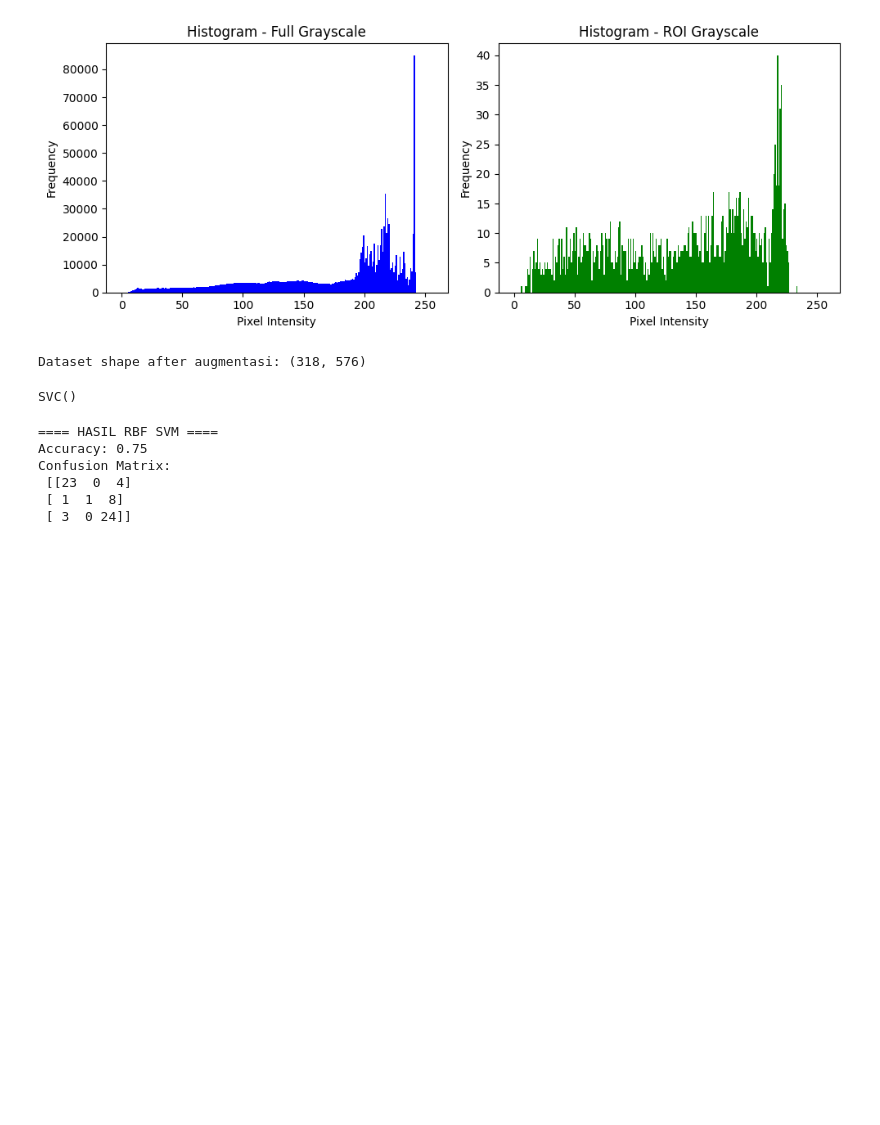
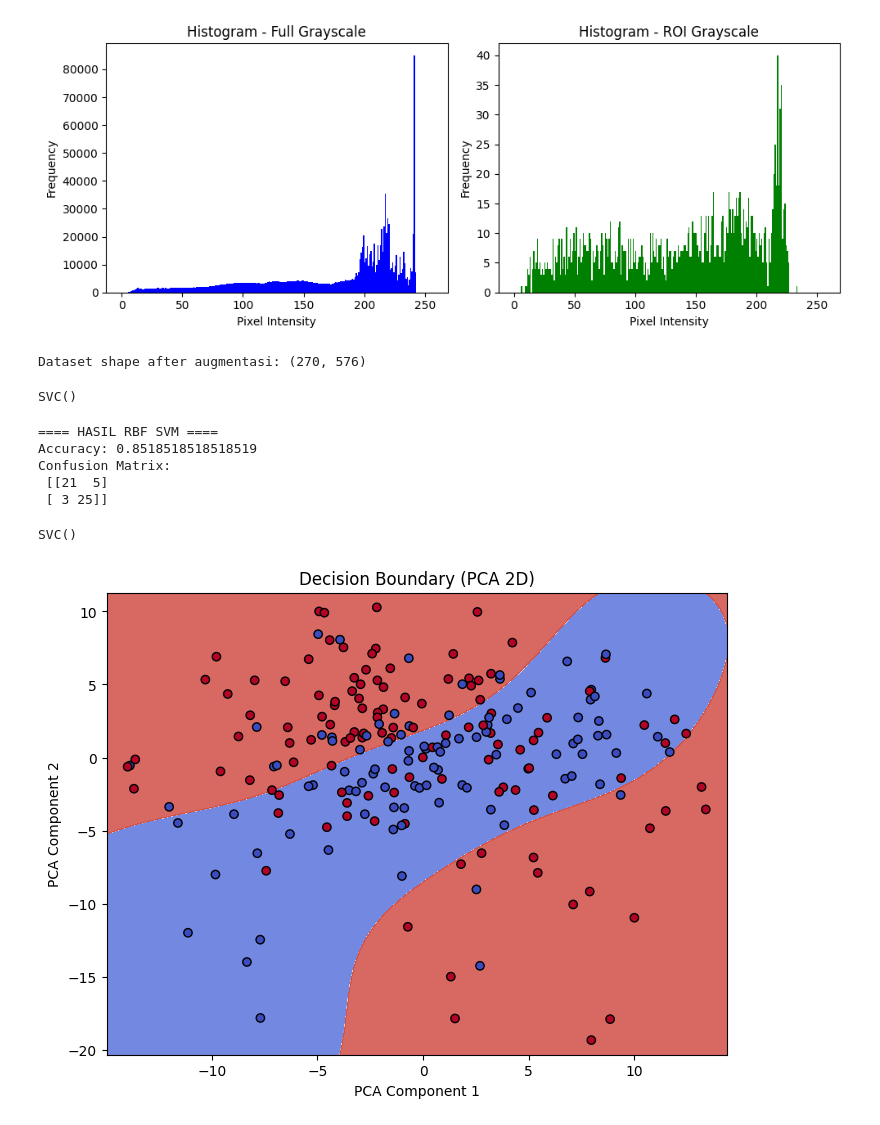
Before and after one commit to PenDZ-Alter/ce-svm, a Jupyter notebook: sk-roi-hog-test.ipynb, the cells around one changed output. Drawn from its saved outputs; the diff is of its cells as text; code cells hidden in the pictures; blank space fills up the shorter version.

Commit message:
test: with hyperplane and decision boundary

```diff
--- a/sk-roi-hog-test.ipynb
+++ b/sk-roi-hog-test.ipynb
@@ -145,11 +145,11 @@ visualize_histograms(img_gray_ex, img_roi_ex)
 [figure]
 # %%
 # Load Dataset
-folder_paths = ['dataset/senang', 'dataset/sedih', 'dataset/marah']  # ganti sesuai folder dataset lu
+folder_paths = ['dataset/senang', 'dataset/marah']  # ganti sesuai folder dataset lu
 X, y = load_and_preprocess(folder_paths)
 print(f'Dataset shape after augmentasi: {X.shape}')
 # %% [output]
-Dataset shape after augmentasi: (318, 576)
+Dataset shape after augmentasi: (270, 576)
 # %%
 from sklearn.model_selection import train_test_split
 
@@ -183,8 +183,46 @@ print("Accuracy:", accuracy_score(y_test, y_pred_rbf))
 print("Confusion Matrix:\n", confusion_matrix(y_test, y_pred_rbf))
 # %% [output]
 ==== HASIL RBF SVM ====
-Accuracy: 0.75
+Accuracy: 0.8518518518518519
 Confusion Matrix:
- [[23  0  4]
- [ 1  1  8]
- [ 3  0 24]]
+ [[21  5]
+ [ 3 25]]
+# %%
+from sklearn.decomposition import PCA
+
+# Reduksi Dimensi ke 2D untuk visualisasi
+pca = PCA(n_components=2)
+X_train_2d = pca.fit_transform(X_train)
+X_test_2d = pca.transform(X_test)
+
+# Train ulang di space 2D
+svm_2d = SVC(kernel='rbf', gamma='scale')
+svm_2d.fit(X_train_2d, y_train)
+# %% [output]
+SVC()
+# %%
+# Visualisasi Decision Boundary
+import numpy as np
+import matplotlib.pyplot as plt
+
+def plot_decision_boundary(clf, X, y):
+    h = .02  # step size in mesh
+    x_min, x_max = X[:, 0].min() - 1, X[:, 0].max() + 1
+    y_min, y_max = X[:, 1].min() - 1, X[:, 1].max() + 1
+    xx, yy = np.meshgrid(np.arange(x_min, x_max, h),
+                         np.arange(y_min, y_max, h))
+
+    Z = clf.predict(np.c_[xx.ravel(), yy.ravel()])
+    Z = Z.reshape(xx.shape)
+
+    plt.figure(figsize=(8, 6))
+    plt.contourf(xx, yy, Z, cmap=plt.cm.coolwarm, alpha=0.8)
+    plt.scatter(X[:, 0], X[:, 1], c=y, cmap=plt.cm.coolwarm, edgecolors='k')
+    plt.xlabel('PCA Component 1')
+    plt.ylabel('PCA Component 2')
+    plt.title('Decision Boundary (PCA 2D)')
+    plt.show()
+
+plot_decision_boundary(svm_2d, X_train_2d, y_train)
+# %% [output]
+[figure, added]
```
Also changed, not shown: parts of 1 cell of this notebook.
